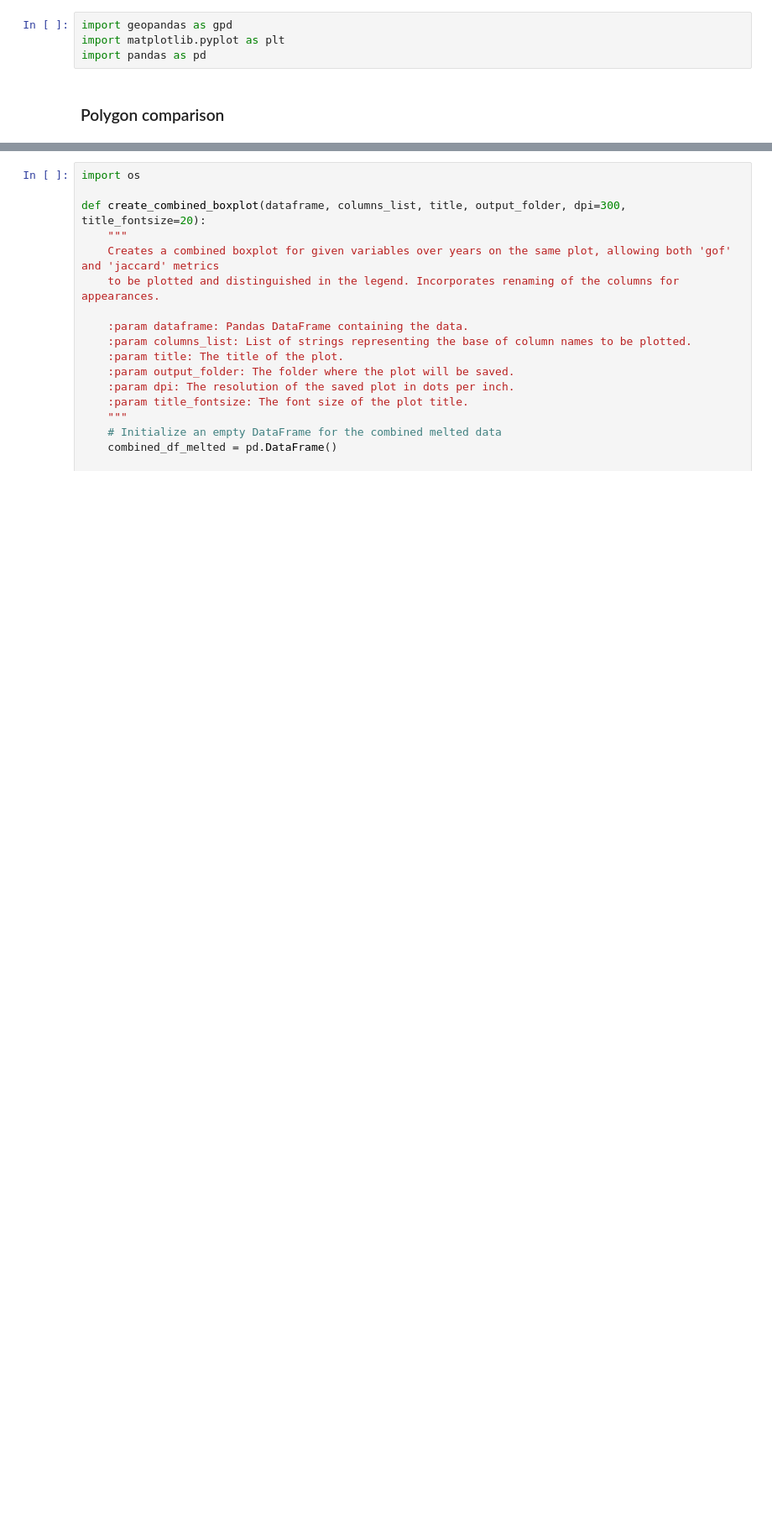
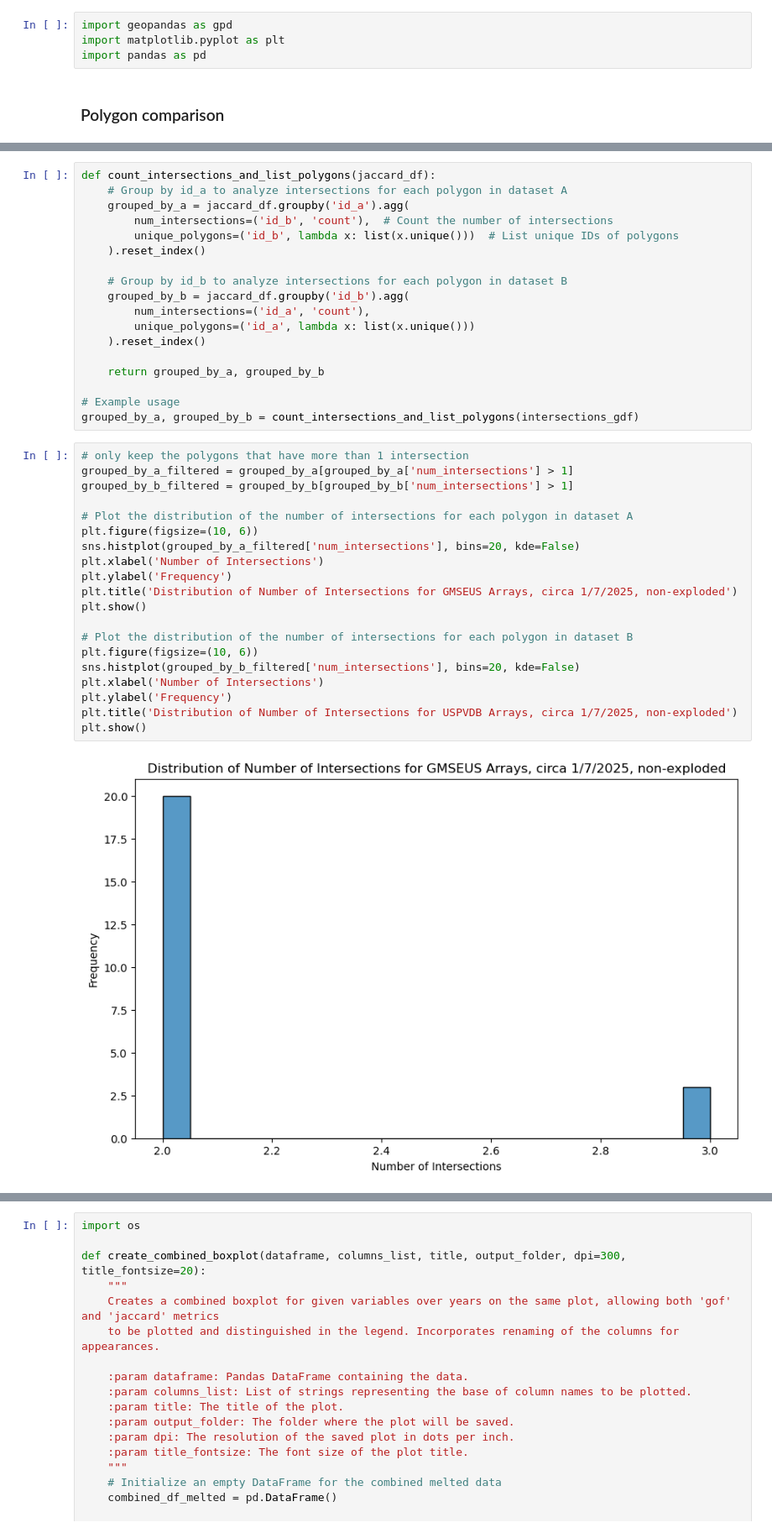
Before and after one commit to stidjaco/GMSEUS, a Jupyter notebook: script9_spatialValidation.ipynb, the cells around one changed output, grey strips where cells are left out. Shown at 84% size. Cells and saved outputs as stored; diff of their text form; blank space fills up the shorter version.

Commit message:
investigation_new_dataset

```diff
--- a/script9_spatialValidation.ipynb
+++ b/script9_spatialValidation.ipynb
@@ -454,3 +344,43 @@ intersections_gdf, overall_gof, average_jaccard = calculate_gof_and_jaccard_vect
 # %% [output]
 True
 True
+# %%
+def count_intersections_and_list_polygons(jaccard_df):
+    # Group by id_a to analyze intersections for each polygon in dataset A
+    grouped_by_a = jaccard_df.groupby('id_a').agg(
+        num_intersections=('id_b', 'count'),  # Count the number of intersections
+        unique_polygons=('id_b', lambda x: list(x.unique()))  # List unique IDs of polygons
+    ).reset_index()
+
+    # Group by id_b to analyze intersections for each polygon in dataset B
+    grouped_by_b = jaccard_df.groupby('id_b').agg(
+        num_intersections=('id_a', 'count'),
+        unique_polygons=('id_a', lambda x: list(x.unique()))
+    ).reset_index()
+
+    return grouped_by_a, grouped_by_b
+
+# Example usage
+grouped_by_a, grouped_by_b = count_intersections_and_list_polygons(intersections_gdf)
+# %%
+# only keep the polygons that have more than 1 intersection
+grouped_by_a_filtered = grouped_by_a[grouped_by_a['num_intersections'] > 1]
+grouped_by_b_filtered = grouped_by_b[grouped_by_b['num_intersections'] > 1]
+
+# Plot the distribution of the number of intersections for each polygon in dataset A
+plt.figure(figsize=(10, 6))
+sns.histplot(grouped_by_a_filtered['num_intersections'], bins=20, kde=False)
+plt.xlabel('Number of Intersections')
+plt.ylabel('Frequency')
+plt.title('Distribution of Number of Intersections for GMSEUS Arrays, circa 1/7/2025, non-exploded')
+plt.show()
+
+# Plot the distribution of the number of intersections for each polygon in dataset B
+plt.figure(figsize=(10, 6))
+sns.histplot(grouped_by_b_filtered['num_intersections'], bins=20, kde=False)
+plt.xlabel('Number of Intersections')
+plt.ylabel('Frequency')
+plt.title('Distribution of Number of Intersections for USPVDB Arrays, circa 1/7/2025, non-exploded')
+plt.show()
+# %% [output]
+[figure, added]
```
Also changed, not shown: parts of 27 cells of this notebook.
